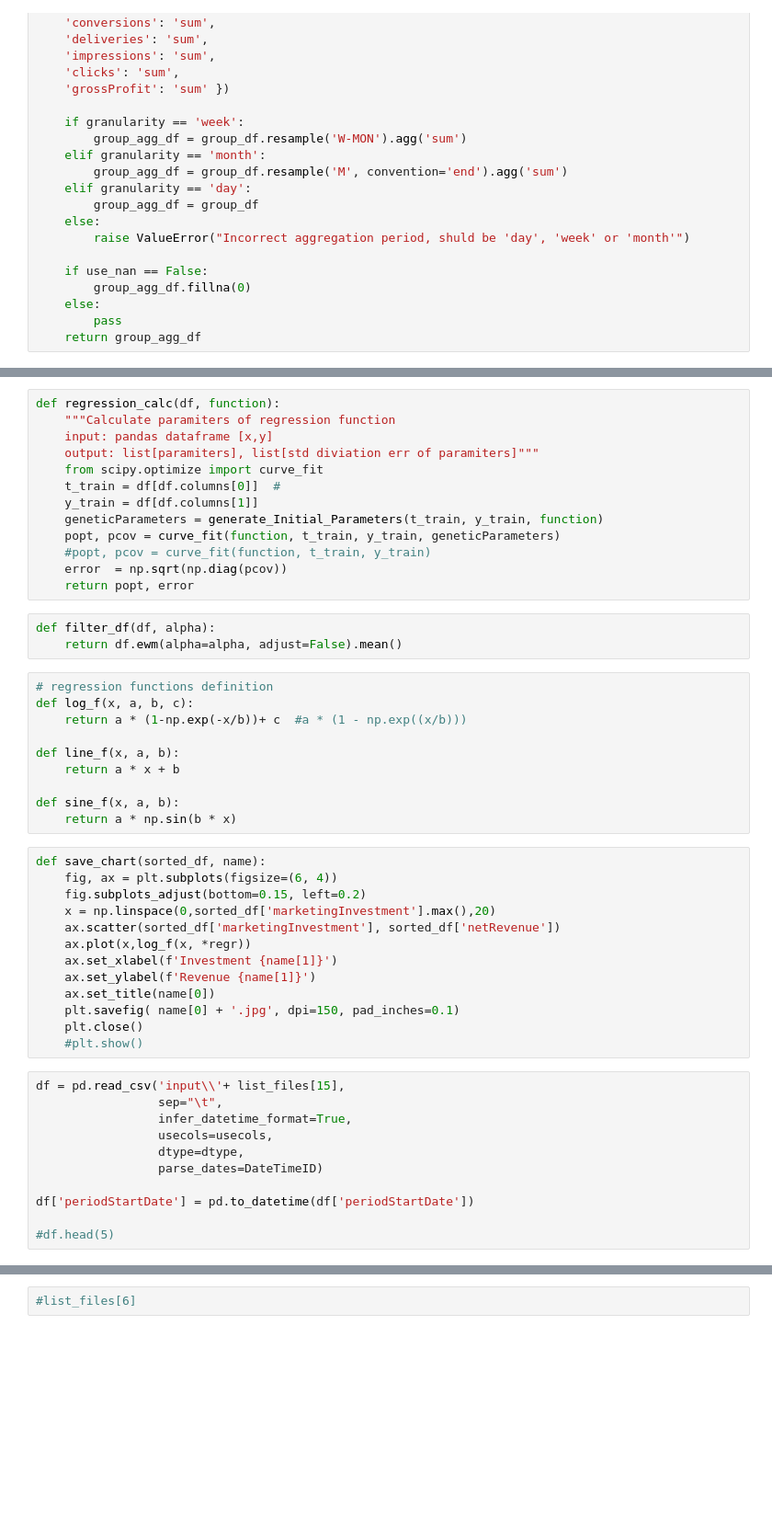
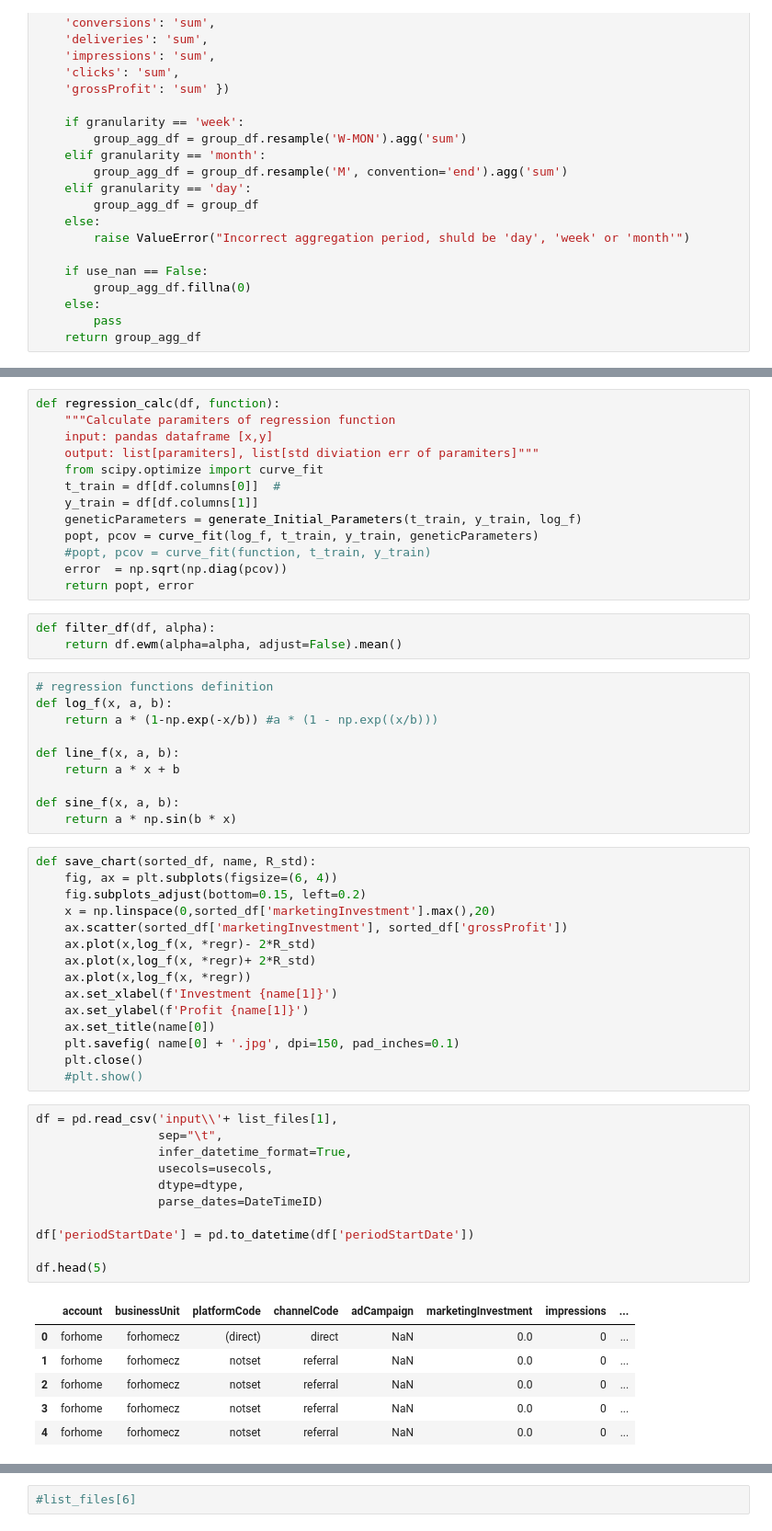
Before and after one commit to krivolapov/roivenue_test, a Jupyter notebook: Pivot_statistics_all_clients.ipynb, the cells around one changed output, grey strips where cells are left out. Shown: that part at 92% size. Cells and saved outputs as stored; diff of their text form; blank space fills up the shorter version.

```diff
--- a/Pivot_statistics_all_clients.ipynb
+++ b/Pivot_statistics_all_clients.ipynb
@@ -146,8 +147,8 @@ def regression_calc(df, function):
     from scipy.optimize import curve_fit
     t_train = df[df.columns[0]]  #
     y_train = df[df.columns[1]]
-    geneticParameters = generate_Initial_Parameters(t_train, y_train, function)
-    popt, pcov = curve_fit(function, t_train, y_train, geneticParameters)
+    geneticParameters = generate_Initial_Parameters(t_train, y_train, log_f)
+    popt, pcov = curve_fit(log_f, t_train, y_train, geneticParameters)
     #popt, pcov = curve_fit(function, t_train, y_train)
     error  = np.sqrt(np.diag(pcov))
     return popt, error
@@ -156,8 +157,8 @@ def filter_df(df, alpha):
     return df.ewm(alpha=alpha, adjust=False).mean()
 # %%
 # regression functions definition
-def log_f(x, a, b, c):
-    return a * (1-np.exp(-x/b))+ c  #a * (1 - np.exp((x/b)))
+def log_f(x, a, b):
+    return a * (1-np.exp(-x/b)) #a * (1 - np.exp((x/b)))
 
 def line_f(x, a, b):
     return a * x + b
@@ -165,29 +166,38 @@ def line_f(x, a, b):
 def sine_f(x, a, b):
     return a * np.sin(b * x)
 # %%
-def save_chart(sorted_df, name):
+def save_chart(sorted_df, name, R_std):
     fig, ax = plt.subplots(figsize=(6, 4))
     fig.subplots_adjust(bottom=0.15, left=0.2)
     x = np.linspace(0,sorted_df['marketingInvestment'].max(),20)
-    ax.scatter(sorted_df['marketingInvestment'], sorted_df['netRevenue'])
+    ax.scatter(sorted_df['marketingInvestment'], sorted_df['grossProfit'])
+    ax.plot(x,log_f(x, *regr)- 2*R_std)
+    ax.plot(x,log_f(x, *regr)+ 2*R_std)
     ax.plot(x,log_f(x, *regr))
     ax.set_xlabel(f'Investment {name[1]}')
-    ax.set_ylabel(f'Revenue {name[1]}')
+    ax.set_ylabel(f'Profit {name[1]}')
     ax.set_title(name[0])
     plt.savefig( name[0] + '.jpg', dpi=150, pad_inches=0.1)
     plt.close()
     #plt.show()
 # %%
-df = pd.read_csv('input\\'+ list_files[15],
+df = pd.read_csv('input\\'+ list_files[1],
                  sep="\t",
                  infer_datetime_format=True,
                  usecols=usecols,
                  dtype=dtype,
                  parse_dates=DateTimeID)
 
 df['periodStartDate'] = pd.to_datetime(df['periodStartDate'])
 
-#df.head(5)
+df.head(5)
+# %% [output]
+|  | account | businessUnit | platformCode | channelCode | adCampaign | marketingInvestment | impressions | ... |
+| 0 | forhome | forhomecz | (direct) | direct | NaN | 0.0 | 0 | ... |
+| 1 | forhome | forhomecz | notset | referral | NaN | 0.0 | 0 | ... |
+| 2 | forhome | forhomecz | notset | referral | NaN | 0.0 | 0 | ... |
+| 3 | forhome | forhomecz | notset | referral | NaN | 0.0 | 0 | ... |
+| 4 | forhome | forhomecz | notset | referral | NaN | 0.0 | 0 | ... |
 # %%
 df.shape
 # %% [output]
```
Also changed, not shown: parts of 30 cells of this notebook, 3 other files.
